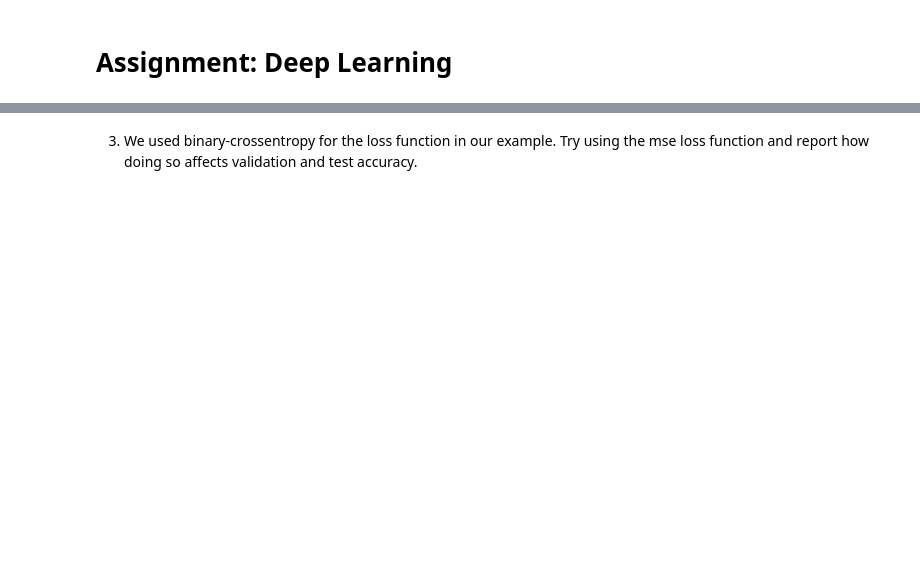
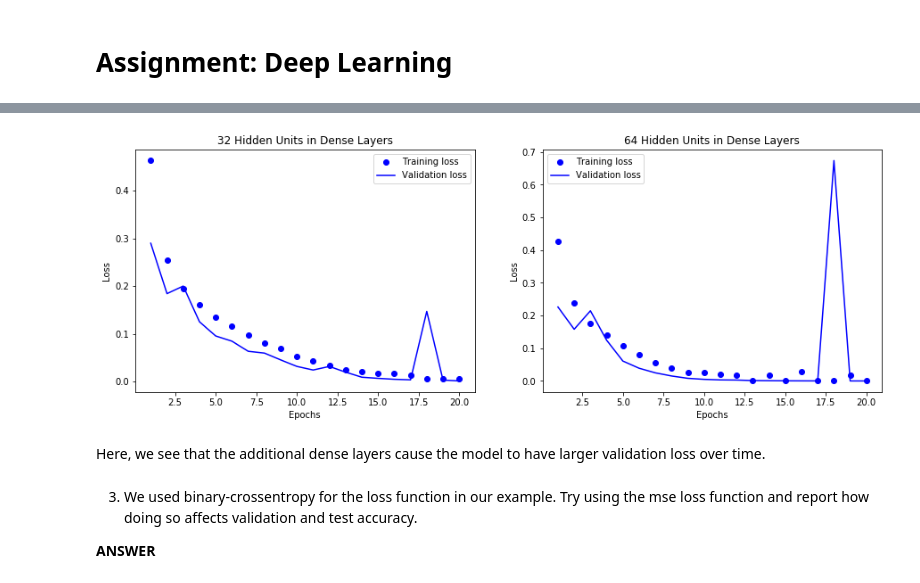
Before and after one commit to tnorlund/AdvMLHW1, a Jupyter notebook: Homework.ipynb, the cells around one changed output, grey strips where cells are left out. Drawn from its saved outputs; the diff is of its cells as text; code cells hidden in the pictures; blank space fills up the shorter version.

```diff
--- a/Homework.ipynb
+++ b/Homework.ipynb
@@ -17,2 +114,47 @@ You will perform the following experiments and compare the performance to the mo
+# %%
+model1 = models.Sequential()
+model1.add(layers.Dense(32, activation="relu", input_shape=(10_000,)))
+model1.add(layers.Dense(32, activation="relu"))
+model1.add(layers.Dense(1, activation="sigmoid"))
+model1.compile(
+    optimizer=optimizers.RMSprop(lr=0.001),
+    loss="binary_crossentropy",
+    metrics=["accuracy"]
+)
+model2 = models.Sequential()
+model2.add(layers.Dense(64, activation="relu", input_shape=(10_000,)))
+model2.add(layers.Dense(64, activation="relu"))
+model2.add(layers.Dense(1, activation="sigmoid"))
+model2.compile(
+    optimizer=optimizers.RMSprop(lr=0.001),
+    loss="binary_crossentropy",
+    metrics=["accuracy"]
+)
+compare_plots(
+    model1.fit(
+        x_train,
+        y_train,
+        epochs=20,
+        batch_size=512,
+        validation_data=(x_val, y_val),
+        verbose=0
+    ),
+    model2.fit(
+        x_train,
+        y_train,
+        epochs=20,
+        batch_size=512,
+        validation_data=(x_val, y_val),
+        verbose=0
+    ),
+    title1="32 Hidden Units in Dense Layers",
+    title2="64 Hidden Units in Dense Layers"
+)
+# %% [output]
+[figure, added]
+# %% [markdown]
+Here, we see that the additional dense layers cause the model to have larger validation loss over time.
 # %% [markdown]
 3. We used binary-crossentropy for the loss function in our example. Try using the mse loss function and report how doing so affects validation and test accuracy.
+
+**ANSWER**
```
Also changed, not shown: parts of 23 cells of this notebook, 5 other files.
